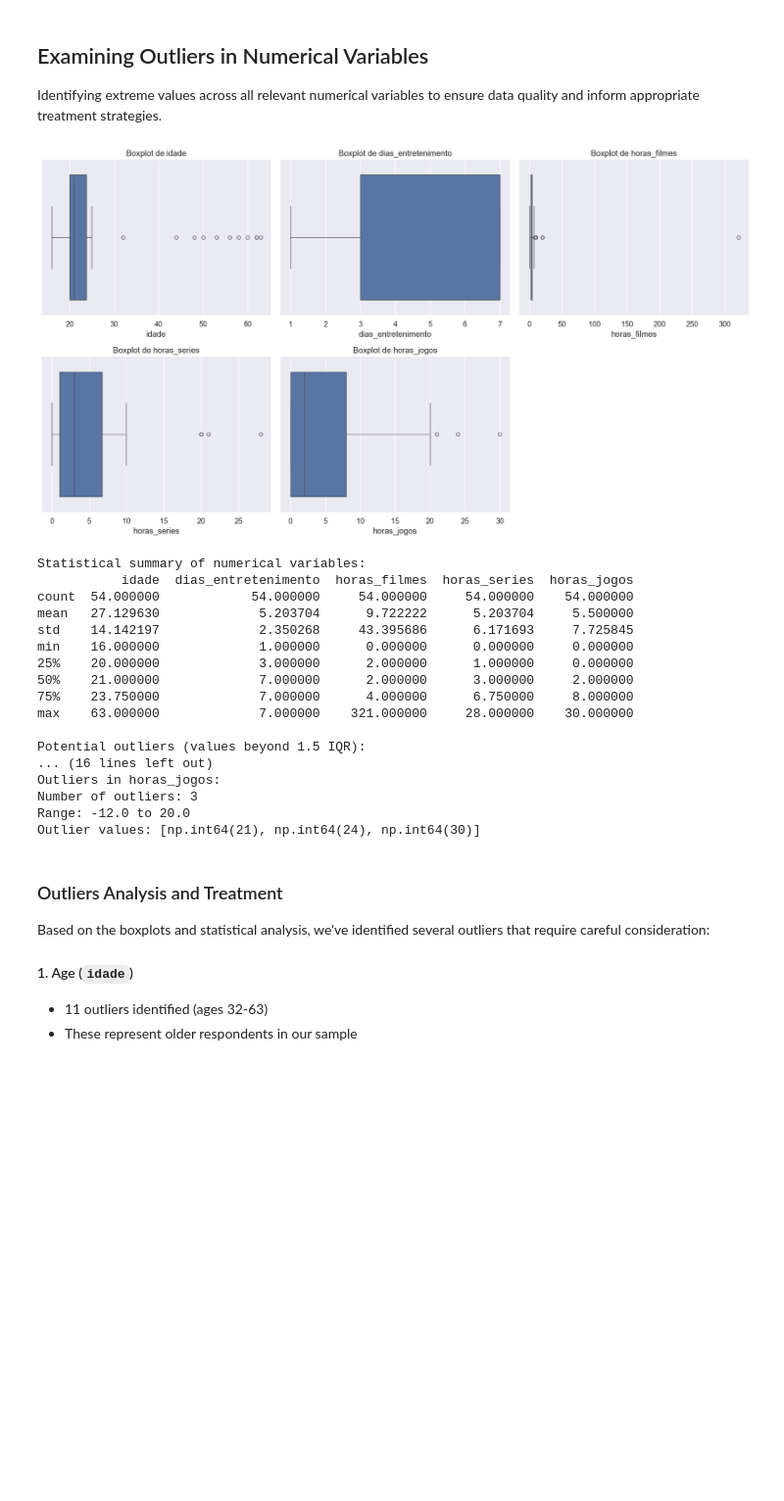
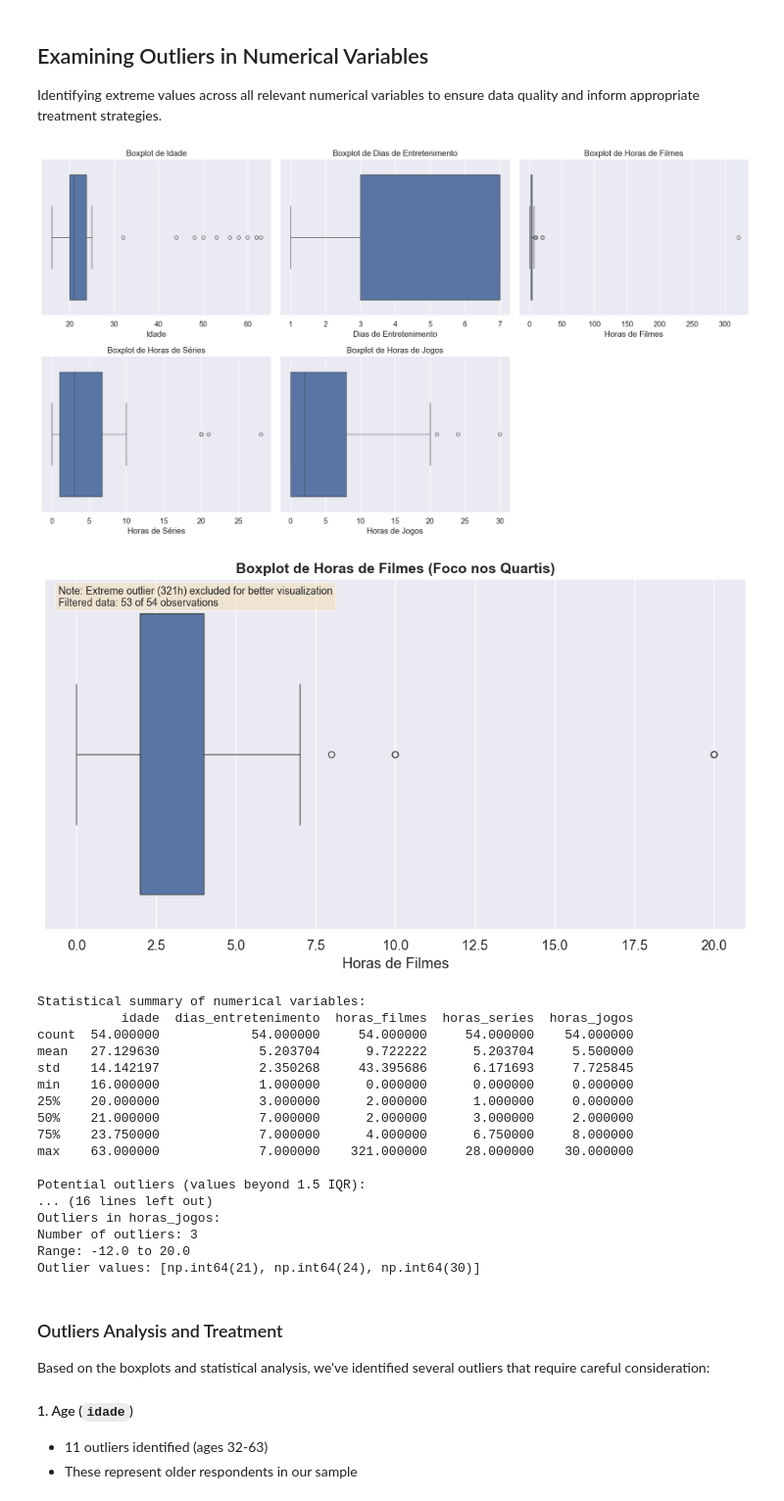
Before and after one commit to Gomes-Gustavo/eda-entertainment-platform-survey, a Jupyter notebook: notebooks/01_data_preparation_and_cleaning.ipynb, the cells around one changed output. Shown: that part at 98% size. Drawn from its saved outputs; the diff is of its cells as text; code cells hidden in the pictures; blank space fills up the shorter version.

```diff
--- a/notebooks/01_data_preparation_and_cleaning.ipynb
+++ b/notebooks/01_data_preparation_and_cleaning.ipynb
@@ -182,43 +182,57 @@ Clean dataset shape: (54, 17)
 Identifying extreme values across all relevant numerical variables to ensure data quality and inform appropriate treatment strategies.
 # %%
 numerical_cols = ['idade', 'dias_entretenimento', 'horas_filmes', 'horas_series', 'horas_jogos']
+titles = ['Idade', 'Dias de Entretenimento', 'Horas de Filmes', 'Horas de Séries', 'Horas de Jogos']
+
 
 fig, axes = plt.subplots(2, 3, figsize=(18, 10))
 axes = axes.flatten()
 
-for i, col in enumerate(numerical_cols):
-    if i < len(axes):
-        sns.boxplot(x=df_clean[col], ax=axes[i])
-        axes[i].set_title(f'Boxplot de {col}')
-        axes[i].set_xlabel(col)
+for i, (col, title) in enumerate(zip(numerical_cols, titles)):
+   if i < len(axes):
+       sns.boxplot(x=df_clean[col], ax=axes[i])
+       axes[i].set_title(f'Boxplot de {title}')
+       axes[i].set_xlabel(title)
 
-# Hide unused subplots
 for j in range(i+1, len(axes)):
-    axes[j].set_visible(False)
+   axes[j].set_visible(False)
 
 plt.tight_layout()
-plt.savefig('../images/boxplots.png', dpi=300)
+plt.savefig('../images/boxplots.png', dpi=300, bbox_inches='tight')
+plt.show()
+
+plt.figure(figsize=(10, 6))
+horas_filmes_filtered = df_clean[df_clean['horas_filmes'] <= 50]['horas_filmes']
+sns.boxplot(x=horas_filmes_filtered)
+plt.title('Boxplot de Horas de Filmes (Foco nos Quartis)', fontweight='bold', fontsize=14)
+plt.xlabel('Horas de Filmes')
+plt.text(0.02, 0.98, f'Note: Extreme outlier (321h) excluded for better visualization\nFiltered data: {len(horas_filmes_filtered)} of {len(df_clean)} observations',
+        transform=plt.gca().transAxes, verticalalignment='top', fontsize=10,
+        bbox=dict(boxstyle='round', facecolor='wheat', alpha=0.5))
+plt.tight_layout()
+plt.savefig('../images/boxplot_horas_filmes_focused.png', dpi=300, bbox_inches='tight')
 plt.show()
 
 print("Statistical summary of numerical variables:")
 print(df_clean[numerical_cols].describe())
 
 print("\nPotential outliers (values beyond 1.5 IQR):")
 for col in numerical_cols:
     Q1 = df_clean[col].quantile(0.25)
     Q3 = df_clean[col].quantile(0.75)
     IQR = Q3 - Q1
     lower_bound = Q1 - 1.5 * IQR
     upper_bound = Q3 + 1.5 * IQR
 
     outliers = df_clean[(df_clean[col] < lower_bound) | (df_clean[col] > upper_bound)]
     if not outliers.empty:
         print(f"\nOutliers in {col}:")
         print(f"Number of outliers: {len(outliers)}")
         print(f"Range: {lower_bound} to {upper_bound}")
         print(f"Outlier values: {sorted(outliers[col].unique())}")
 # %% [output]
-[figure, old version]
+[figure, new version]
+[figure, added]
 Statistical summary of numerical variables:
            idade  dias_entretenimento  horas_filmes  horas_series  horas_jogos
 count  54.000000            54.000000     54.000000     54.000000    54.000000
```
Also changed, not shown: parts of 4 cells of this notebook, 8 other files.
